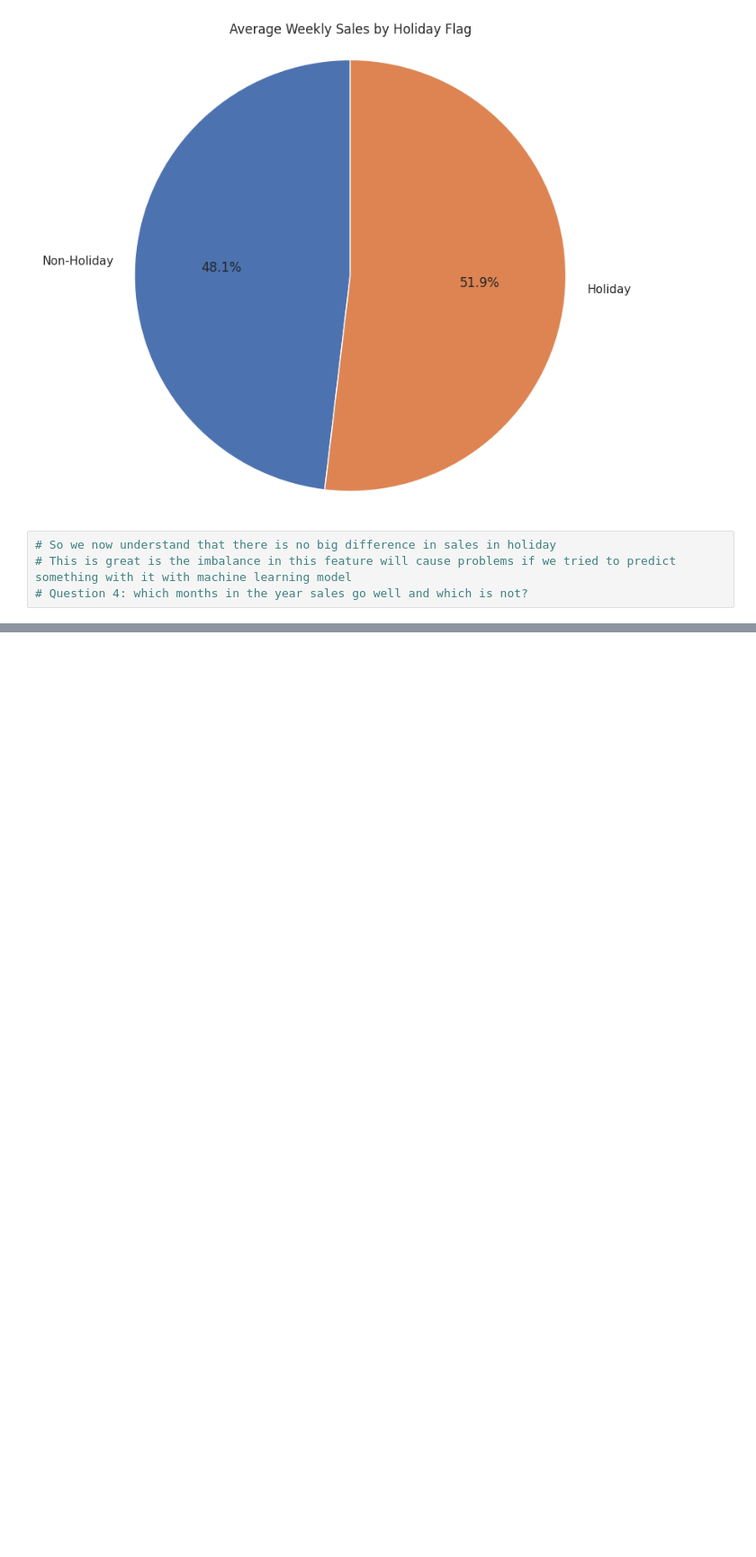
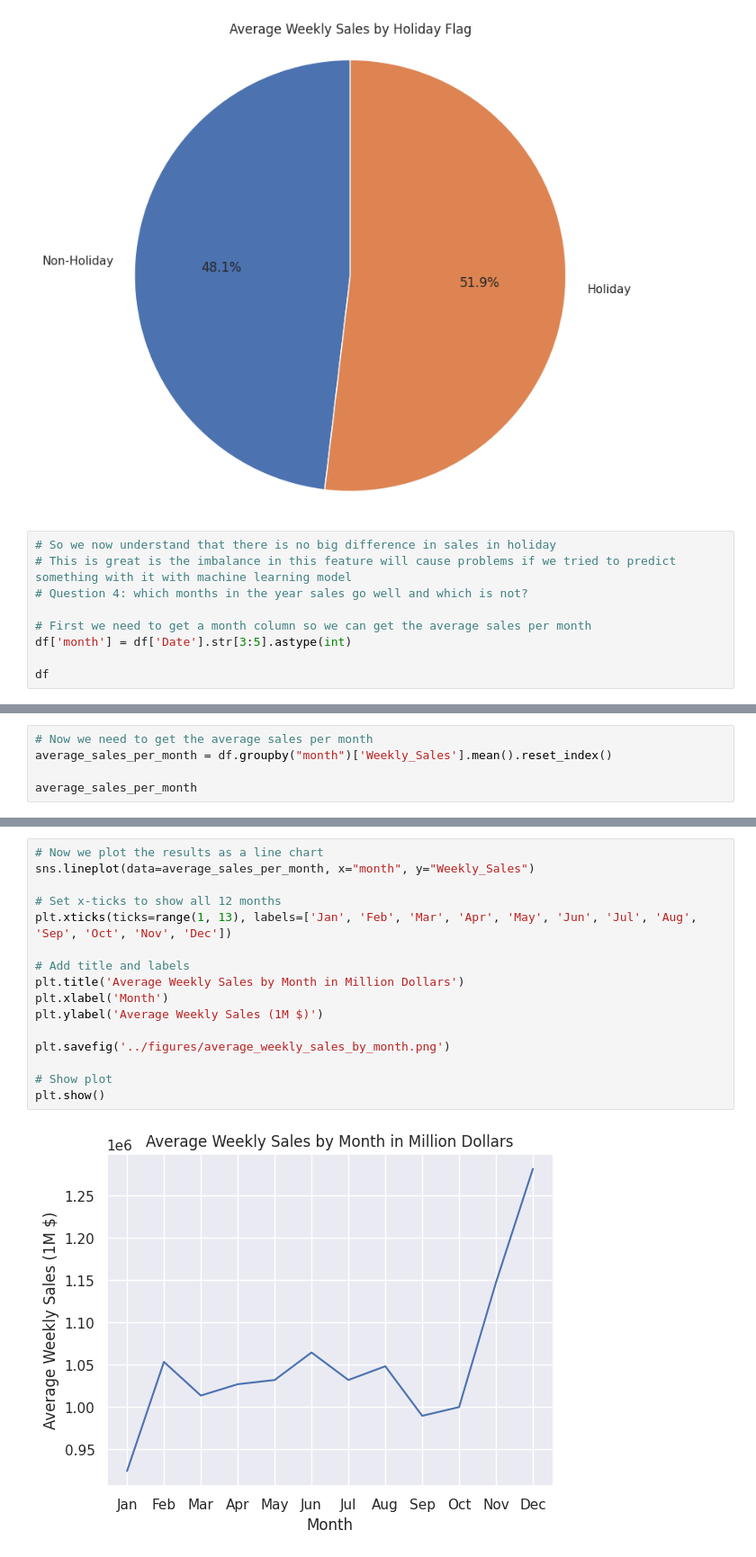
Before and after one commit to yushi2006/walmart-sales-forecasting, a Jupyter notebook: notebooks/EDA.ipynb, the cells around one changed output, grey strips where cells are left out. Shown at 90% size. Saved outputs shown, nothing was run; the diff lists cells and outputs as text; blank space fills up the shorter version.

```diff
--- a/notebooks/EDA.ipynb
+++ b/notebooks/EDA.ipynb
@@ -200,3 +200,8 @@ plt.show()
 # So we now understand that there is no big difference in sales in holiday
 # This is great is the imbalance in this feature will cause problems if we tried to predict something with it with machine learning model
 # Question 4: which months in the year sales go well and which is not?
+
+# First we need to get a month column so we can get the average sales per month
+df['month'] = df['Date'].str[3:5].astype(int)
+
+df
@@ -202,0 +222,5 @@ plt.show()
+# %%
+# Now we need to get the average sales per month
+average_sales_per_month = df.groupby("month")['Weekly_Sales'].mean().reset_index()
+
+average_sales_per_month
@@ -202,0 +241,18 @@ plt.show()
+# %%
+# Now we plot the results as a line chart
+sns.lineplot(data=average_sales_per_month, x="month", y="Weekly_Sales")
+
+# Set x-ticks to show all 12 months
+plt.xticks(ticks=range(1, 13), labels=['Jan', 'Feb', 'Mar', 'Apr', 'May', 'Jun', 'Jul', 'Aug', 'Sep', 'Oct', 'Nov', 'Dec'])
+
+# Add title and labels
+plt.title('Average Weekly Sales by Month in Million Dollars')
+plt.xlabel('Month')
+plt.ylabel('Average Weekly Sales (1M $)')
+
+plt.savefig('../figures/average_weekly_sales_by_month.png')
+
+# Show plot
+plt.show()
+# %% [output]
+[figure, added]
```
Also changed, not shown: parts of 7 cells of this notebook, 2 other files.
